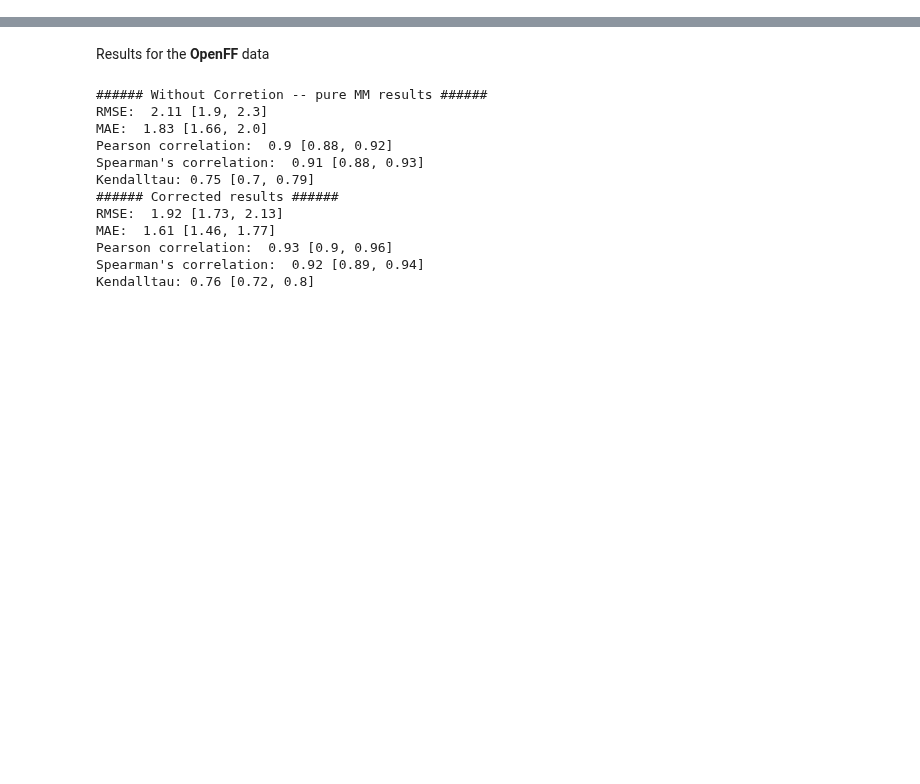
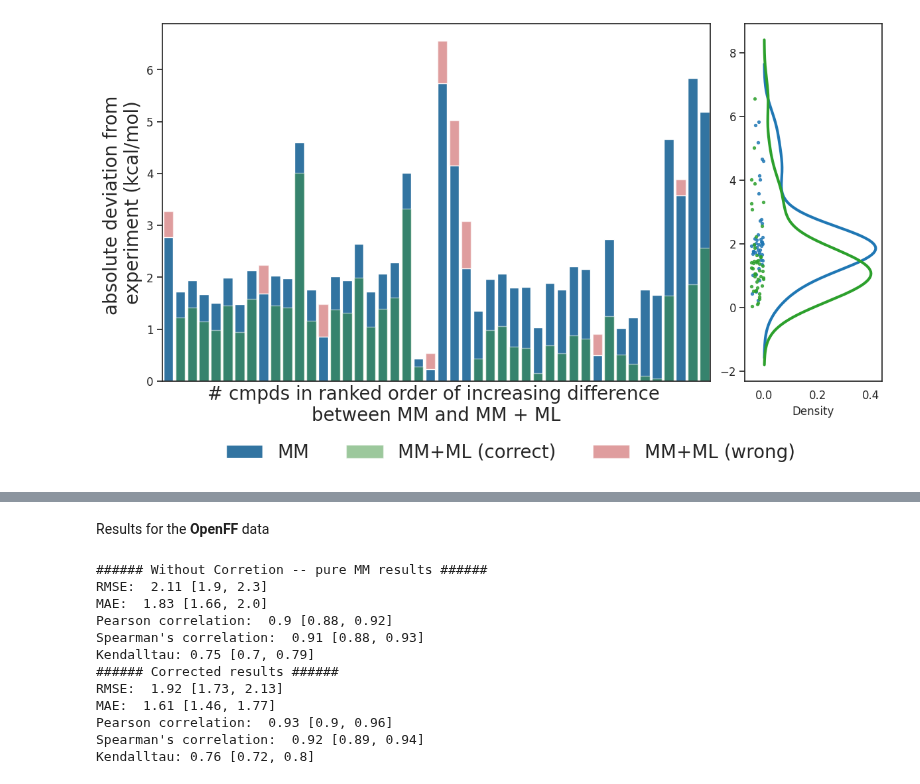
Before and after one commit to JohannesKarwou/notebooks, a Jupyter notebook: combinedDataset.ipynb, the cells around one changed output, grey strips where cells are left out. Drawn from its saved outputs; the diff is of its cells as text; code cells hidden in the pictures; blank space fills up the shorter version.

```diff
--- a/combinedDataset.ipynb
+++ b/combinedDataset.ipynb
@@ -35,0 +194,82 @@ data = pd.read_csv("sample_data/combinedDataset.csv")
+# %%
+data.loc[:, "correctDirection"] = np.nan
+data.loc[:, "wrongDirection"] = np.nan
+
+for index, row in data.iterrows():
+    if not np.isnan(data["Exp [kcal/mol]"][index]):
+        noCorrection = np.abs(
+            data["Exp [kcal/mol]"][index] - data["MM-ASFE [kcal/mol]"][index]
+        )
+        corrected = np.abs(
+            data["Exp [kcal/mol]"][index]
+            - data["ML-ASFE [kcal/mol]"][index]
+        )
+        if np.abs(data["MM-ML"][index]) > 0.00001:
+            if noCorrection >= corrected: # correct Direction
+              data.loc[index, "correctDirection"] = np.abs(data["ML-ASFE [kcal/mol]"][index]-data["Exp [kcal/mol]"][index])
+              data.loc[index, "wrongDirection"] = 0
+            else:
+              data.loc[index, "correctDirection"] = 0
+              data.loc[index, "wrongDirection"] = np.abs(data["ML-ASFE [kcal/mol]"][index]-data["Exp [kcal/mol]"][index])
+# %%
+fig, ax = plt.subplots(
+    1, 2, figsize=(14, 7), sharey=False, gridspec_kw={"width_ratios": [4, 1]}
+)
+fig.subplots_adjust(hspace=0, wspace=0.1)
+
+sns.set_theme(
+    style="white",
+    rc={
+        "font.size": 15,
+        "legend.fontsize": 25,
+        "lines.markersize": 10,
+        "xtick.labelsize": 12,
+        "ytick.labelsize": 12,
+        "ytick.left": True,
+    },
+)
+
+sns.barplot(x=data["Mol_ID"],y=np.abs(data["MM-ASFE [kcal/mol]"]-data["Exp [kcal/mol]"]),data=data,label="MM", ax=ax[0],color=c1)
+sns.barplot(x="Mol_ID",y=data["correctDirection"],data=data, ax=ax[0],color=c3,label="ML correct",alpha=0.5)
+sns.barplot(x="Mol_ID",y=data["wrongDirection"],data=data, ax=ax[0],label="ML wrong",color=c4,alpha=0.5,zorder=0)
+
+lines_labels = [axs.get_legend_handles_labels() for axs in fig.axes]
+lines, labels = [sum(lol, []) for lol in zip(*lines_labels)]
+fig.legend(
+    [(lines[0]),(lines[1]),(lines[2])],
+    ["MM","MM+ML (correct)","MM+ML (wrong)"],
+    loc="lower center",
+    ncol=4,
+    frameon=False,
+    bbox_to_anchor=(0.5, -0.1),
+    fontsize=20,
+    handler_map={tuple: HandlerTuple(ndivide=None)},
+)
+
+ax[0].set_ylabel("absolute deviation from \nexperiment (kcal/mol)",fontsize=20)
+ax[0].set_xlabel(
+    "# cmpds in ranked order of increasing difference \nbetween MM and MM + ML",
+    fontsize=20,
+)
+ax[0].set_xticks([])
+
+sns.kdeplot(y=np.abs(data["Exp [kcal/mol]"]-data["MM-ASFE [kcal/mol]"]),color=c1,linewidth=3,label=r'$\Delta(\Delta G_{\mathrm{exp}},\Delta G_{\mathrm{MM}})$',ax=ax[1])
+sns.kdeplot(y=np.abs(data["Exp [kcal/mol]"]-data["ML-ASFE [kcal/mol]"]),color=c3,linewidth=3,label=r'$\Delta(\Delta G_{\mathrm{exp}},\Delta G_{\mathrm{ML}})$',ax=ax[1])
+ax[1].scatter(
+    np.random.uniform(low= -.05, high=0.0, size=len(data["ML-ASFE [kcal/mol]"])),
+    np.abs(data["Exp [kcal/mol]"]-data["MM-ASFE [kcal/mol]"]),
+    s=8,
+    color=c1,
+    alpha=0.8,
+)
+ax[1].scatter(
+    np.random.uniform(low= -.05, high=0, size=len(data["ML-ASFE [kcal/mol]"])),
+    np.abs(data["Exp [kcal/mol]"]-data["ML-ASFE [kcal/mol]"]),
+    s=8,
+    color=c3,
+    alpha=0.8,
+)
+
+plt.savefig("overview.png", bbox_inches="tight")
+# %% [output]
+[figure, added]
```
Also changed, not shown: parts of 9 cells of this notebook.
